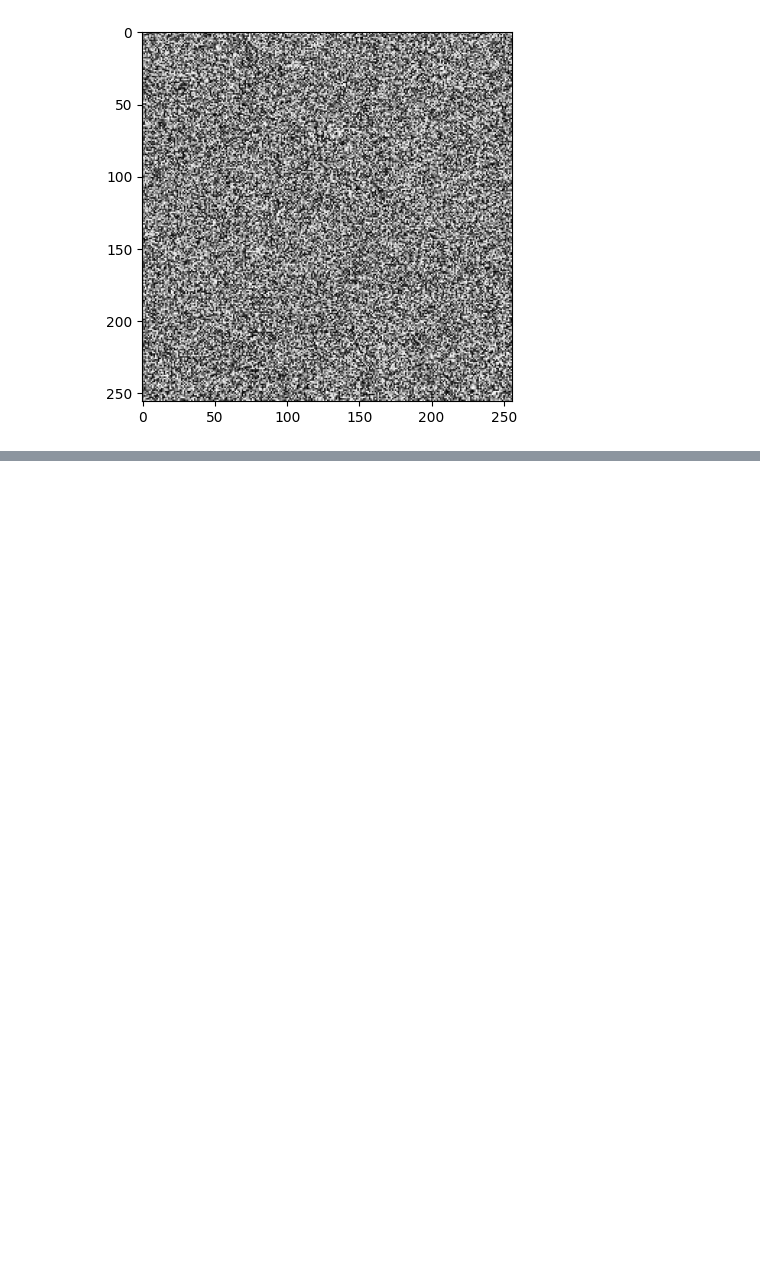
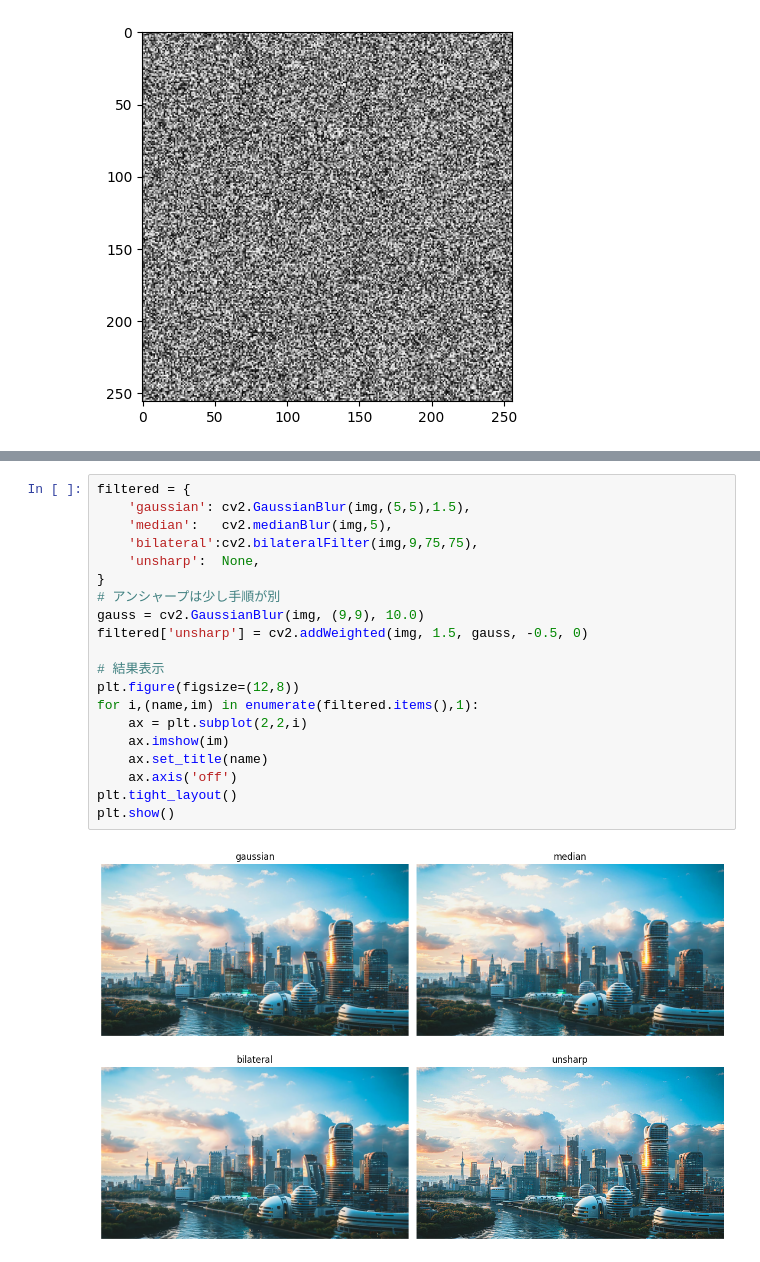
Before and after one commit to 23B3024/sample, a Jupyter notebook: random-image.ipynb, the cells around one changed output, grey strips where cells are left out. Drawn from its saved outputs; the diff is of its cells as text; blank space fills up the shorter version.

```diff
--- a/random-image.ipynb
+++ b/random-image.ipynb
@@ -18,0 +44,22 @@ from matplotlib import pyplot as p
+# %%
+filtered = {
+    'gaussian': cv2.GaussianBlur(img,(5,5),1.5),
+    'median':   cv2.medianBlur(img,5),
+    'bilateral':cv2.bilateralFilter(img,9,75,75),
+    'unsharp':  None,
+}
+# アンシャープは少し手順が別
+gauss = cv2.GaussianBlur(img, (9,9), 10.0)
+filtered['unsharp'] = cv2.addWeighted(img, 1.5, gauss, -0.5, 0)
+
+# 結果表示
+plt.figure(figsize=(12,8))
+for i,(name,im) in enumerate(filtered.items(),1):
+    ax = plt.subplot(2,2,i)
+    ax.imshow(im)
+    ax.set_title(name)
+    ax.axis('off')
+plt.tight_layout()
+plt.show()
+# %% [output]
+[figure, added]
```
Also changed, not shown: parts of 3 cells of this notebook.
